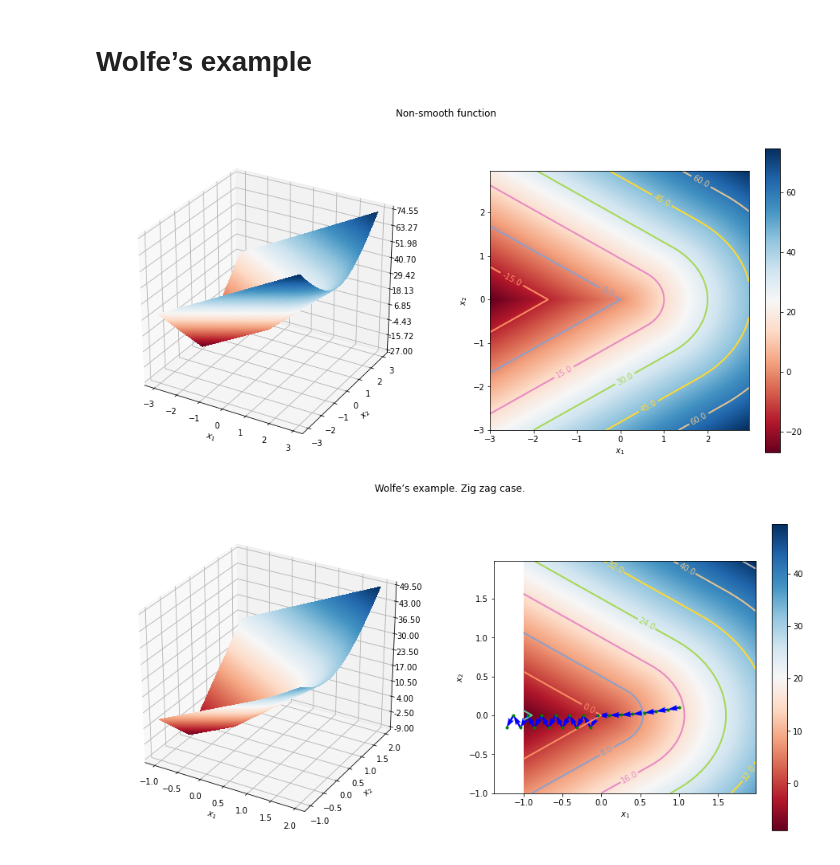
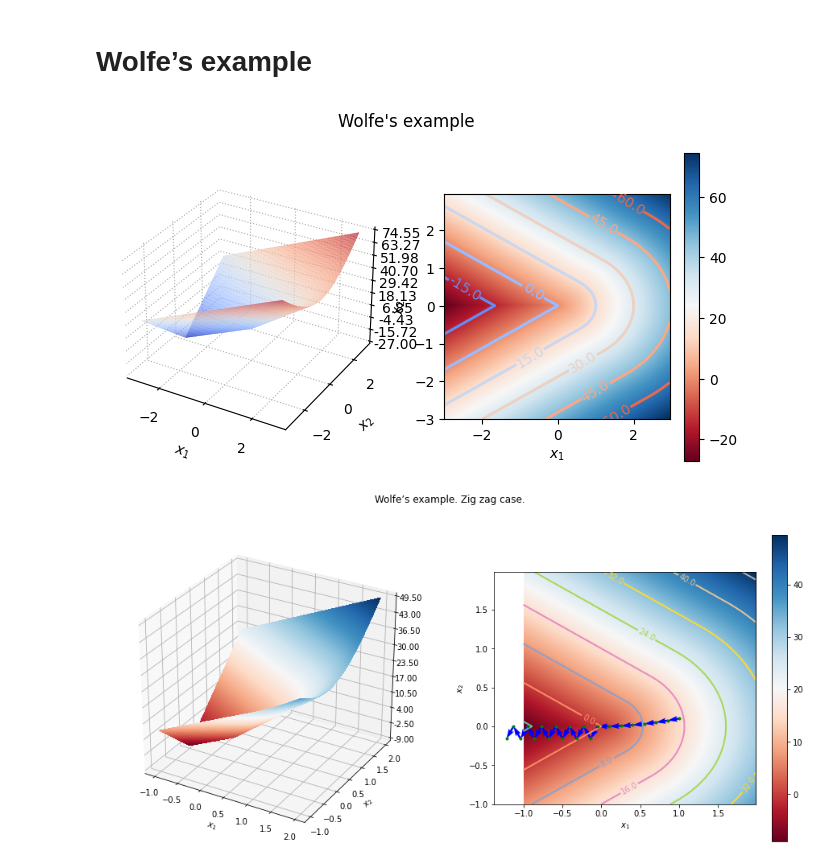
Before and after one commit to MerkulovDaniil/optim, a Jupyter notebook: assets/Notebooks/subgrad.ipynb, the cells around one changed output. Cells and saved outputs as stored; diff of their text form; code cells hidden in the pictures.

```diff
--- a/assets/Notebooks/subgrad.ipynb
+++ b/assets/Notebooks/subgrad.ipynb
@@ -31,7 +31,7 @@ def plot_3d_function(x1, x2, f, title, minima = None, iterations = None):
     Z = f((X1, X2)) # evaluation of the function on the grid
 
     # set up a figure twice as wide as it is tall
-    fig = plt.figure(figsize=(16,7))
+    fig = plt.figure(figsize=(8,4))
     fig.suptitle(title)
     #===============
     # First subplot
@@ -40,9 +40,18 @@ def plot_3d_function(x1, x2, f, title, minima = None, iterations = None):
     ax = fig.add_subplot(1, 2, 1, projection='3d')
     ax.set_xlabel('$x_1$')
     ax.set_ylabel('$x_2$')
+    ax.xaxis.pane.fill = False
+    ax.yaxis.pane.fill = False
+    ax.zaxis.pane.fill = False
+    ax.xaxis.pane.set_edgecolor('w')
+    ax.yaxis.pane.set_edgecolor('w')
+    ax.zaxis.pane.set_edgecolor('w')
+    ax.xaxis._axinfo["grid"]['linestyle'] = ":"
+    ax.yaxis._axinfo["grid"]['linestyle'] = ":"
+    ax.zaxis._axinfo["grid"]['linestyle'] = ":"
     # plot a 3D surface like in the example mplot3d/surface3d_demo
     surf = ax.plot_surface(X1, X2, Z, rstride=1, cstride=1,
-    cmap=cm.RdBu,linewidth=0, antialiased=False)
+    alpha=0.8, cmap='coolwarm',  edgecolor='none')
     ax.zaxis.set_major_locator(LinearLocator(10))
     ax.zaxis.set_major_formatter(FormatStrFormatter('%.02f'))
     if minima is not None:
@@ -56,8 +65,8 @@ def plot_3d_function(x1, x2, f, title, minima = None, iterations = None):
     # set up the axes for the second plot
     ax = fig.add_subplot(1, 2, 2)
     # plot a 3D wireframe like in the example mplot3d/wire3d_demo
-    im = ax.imshow(Z,cmap=plt.cm.RdBu, origin = "lower", extent=[low_lim_1, up_lim_1, low_lim_2, up_lim_2])
-    cset = ax.contour(X1, X2, Z,linewidths=2,cmap=plt.cm.Set2)
+    im = ax.imshow(Z,cmap="coolwarm", origin = "lower", extent=[low_lim_1, up_lim_1, low_lim_2, up_lim_2])
+    cset = ax.contour(X1, X2, Z,linewidths=2,cmap="coolwarm")
     ax.clabel(cset,inline=True,fmt='%1.1f',fontsize=10)
     fig.colorbar(im)
     ax.set_xlabel('$x_1$')
@@ -72,17 +81,17 @@ def plot_3d_function(x1, x2, f, title, minima = None, iterations = None):
             ax.plot(*point, 'go', markersize=3)
         iterations = np.array(iterations).T
         ax.quiver(iterations[0,:-1], iterations[1,:-1], iterations[0,1:]-iterations[0,:-1], iterations[1,1:]-iterations[1,:-1], scale_units='xy', angles='xy', scale=1, color='blue')
-    plt.savefig('plot_3d.svg')
+    plt.savefig('wolfe_3d.pdf')
     plt.show()
 # %%
 up_lim = 3
 low_lim = -3
 x1 = np.arange(low_lim, up_lim, 0.05)
 x2 = np.arange(low_lim, up_lim, 0.05)
-title = f'Non-smooth function'
+title = f"Wolfe's example"
 plot_3d_function(x1, x2, f, title)
 # %% [output]
-[figure, old version]
+[figure, new version]
 # %%
 from scipy.optimize import minimize_scalar
 def steepest_descent(x_0, f, df, df_eps = 1e-2, max_iter = 100):
```
Also changed, not shown: 8 other files.
